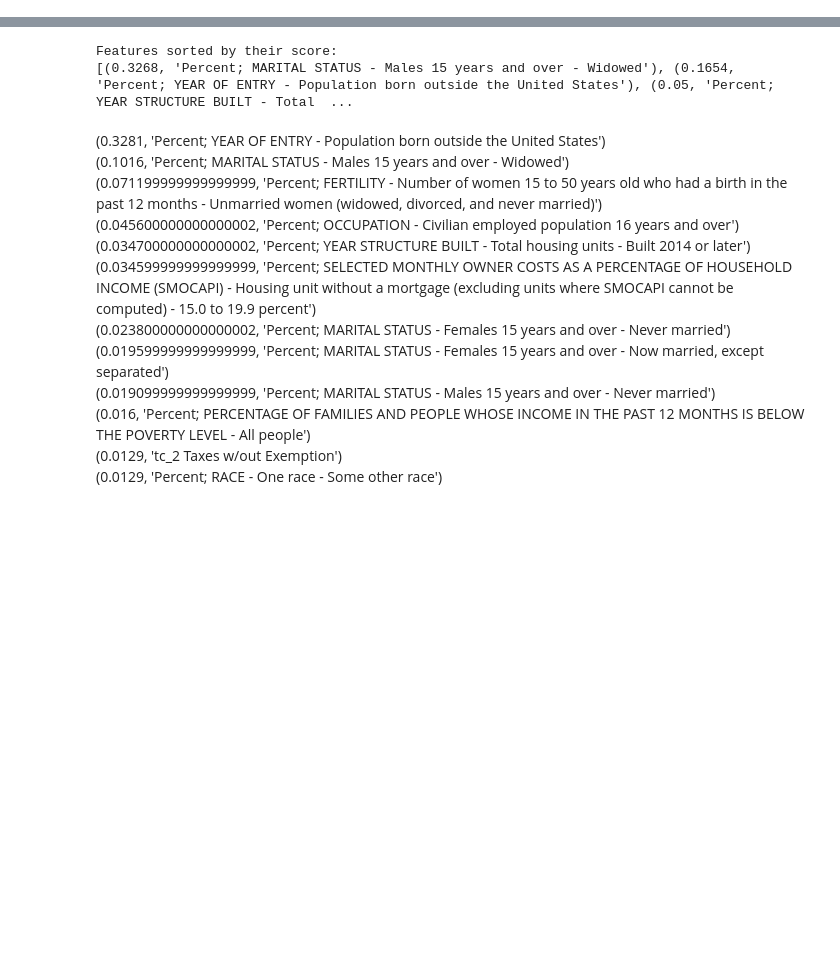
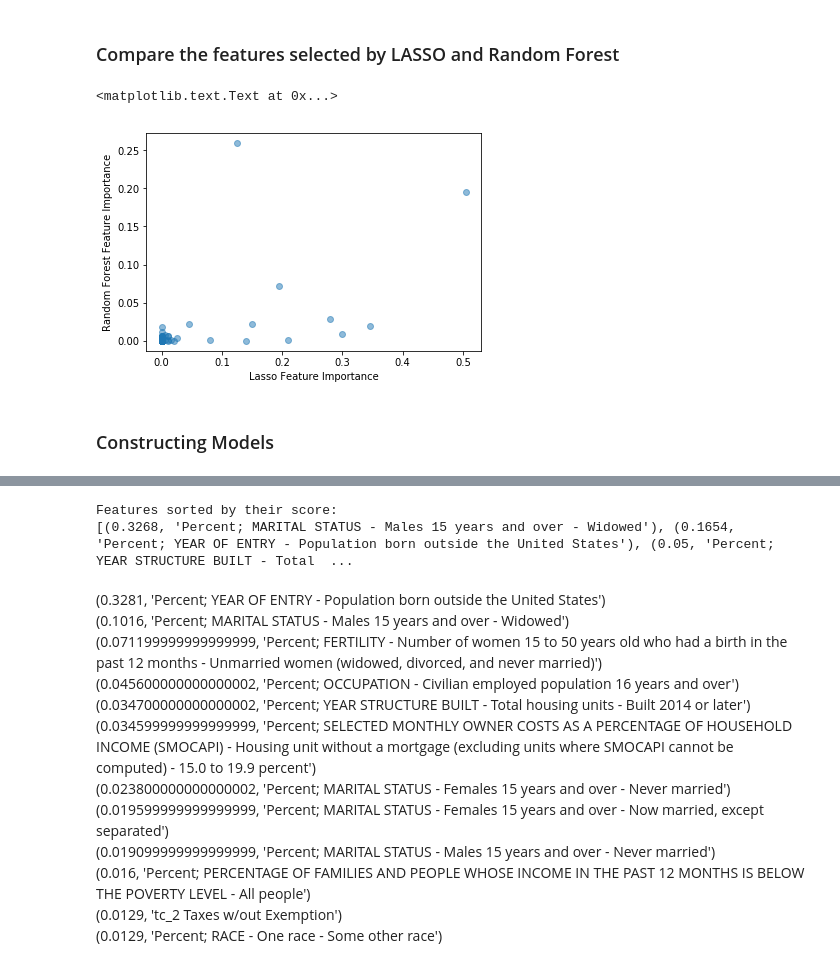
Before and after one commit to sbg389/ads2017, a Jupyter notebook: 5_feature_selection.ipynb, the cells around one changed output, grey strips where cells are left out. Cells and saved outputs as stored; diff of their text form; code cells hidden in the pictures; blank space fills up the shorter version.

```diff
--- a/5_feature_selection.ipynb
+++ b/5_feature_selection.ipynb
@@ -119,0 +188,12 @@ data.drop(['bcode','note',
+# %% [markdown]
+### Compare the features selected by LASSO and Random Forest
+# %%
+feats = pd.merge(lasso_res, rf_res, on=1, suffixes=('_lasso', '_rf'))
+pl.plot(feats['0_lasso'], feats['0_rf'], 'o', alpha=.5)
+pl.xlabel('Lasso Feature Importance')
+pl.ylabel('Random Forest Feature Importance')
+# %% [output]
+<matplotlib.text.Text at 0x...>
+[figure, added]
+# %% [markdown]
+### Constructing Models
```
Also changed, not shown: parts of 50 cells of this notebook.
